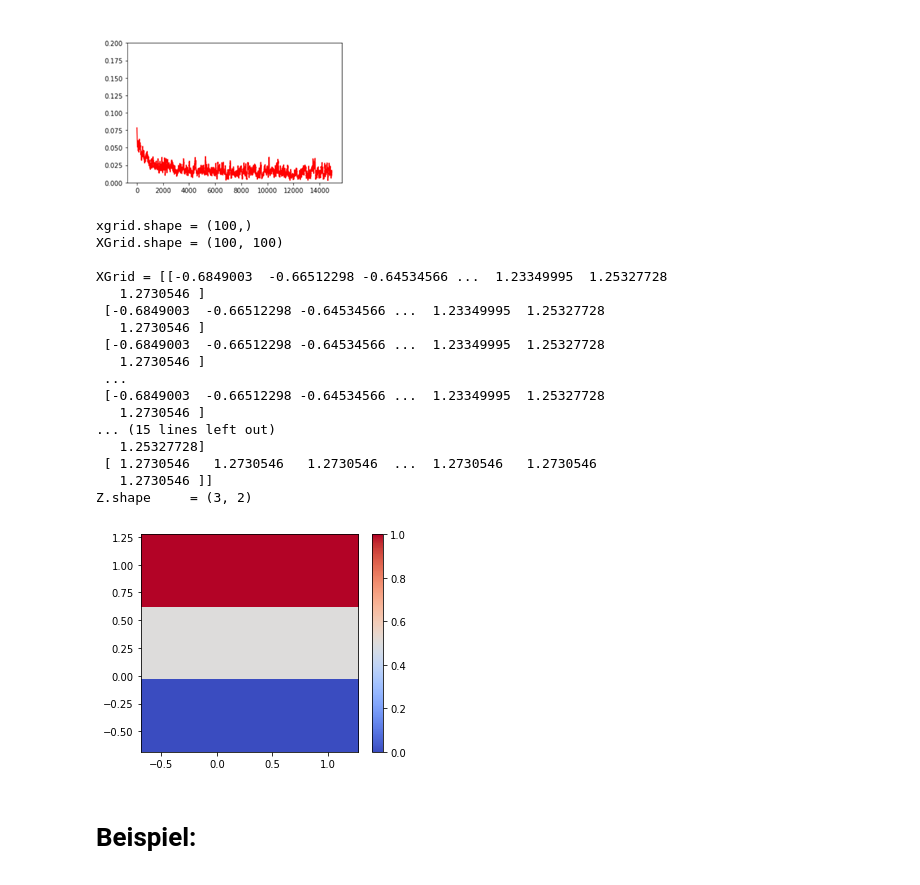
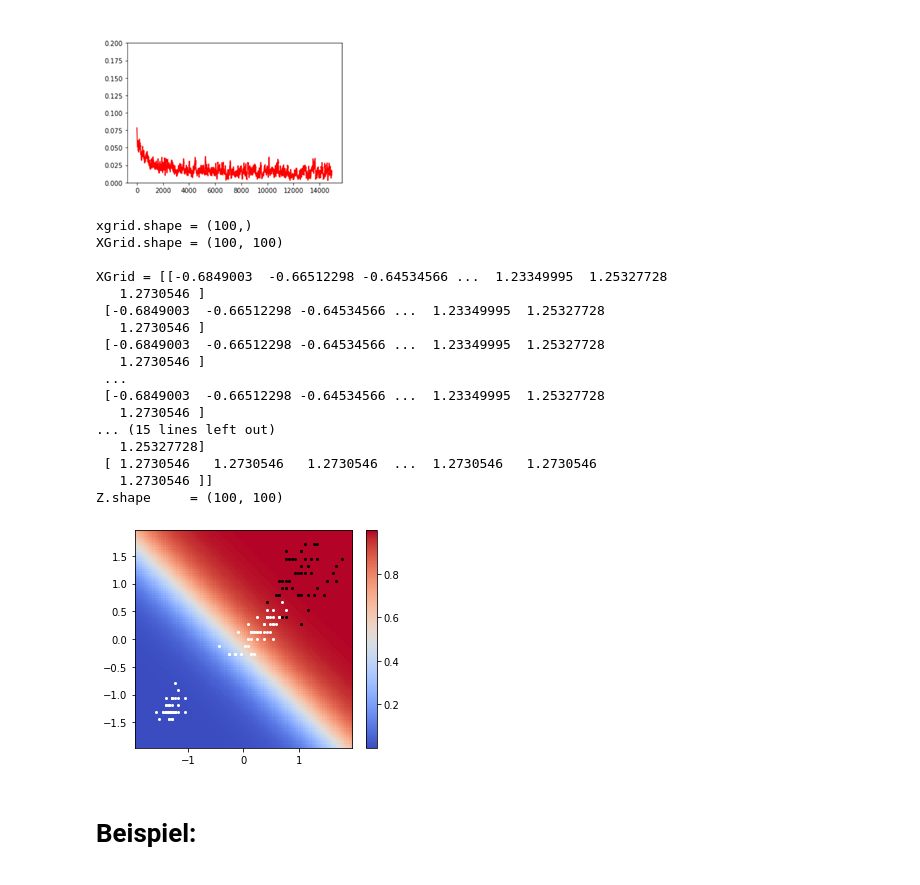
Before and after one commit to LarsKowoll/MuML, a Jupyter notebook: Aufgabe_3/3_Aufgabe_TrainSingleNeuron.ipynb, the cells around one changed output. Cells and saved outputs as stored; diff of their text form; code cells hidden in the pictures.

```diff
--- a/Aufgabe_3/3_Aufgabe_TrainSingleNeuron.ipynb
+++ b/Aufgabe_3/3_Aufgabe_TrainSingleNeuron.ipynb
@@ -112,12 +117,12 @@ for i in range(0,epochs):
     idx = np.int(np.floor(n*np.random.rand(1,1)))
     # Forward
     # Hier geht es los .........
-    yc = Neuron(x[idx], w, b)
+    yc = Neuron(x_stand[idx], w, b)
     tc = t[idx]
     # Backprop von w und b mit quad. Fehler
     # Hier geht es los .........
     sensitivity = (yc-tc) * yc * (1-yc)
-    w = w - eta  * sensitivity* x[idx]
+    w = w - eta  * sensitivity* x_stand[idx]
     b = b - eta * sensitivity
     # Backprop mit Crossentropy
     # Hier geht es los .........
@@ -195,15 +200,16 @@ epochs_c = 15000
 c_E = np.zeros(epochs_c)
 
 # Gewichte und Bias anlegen und initialisieren
-w = 1*(np.random.rand(2)-0.5)
-b = 0
-print('w.shape =', w.shape)
+w_c = 1*(np.random.rand(2)-0.5)
+b_c = 0
+print('w.shape =', w_c.shape)
 print('E.shape =', c_E.shape)
 
 # Training des Neurons C)
 
 ##Mittelwertbefreiung der spalten
-c_x = x
+c_x = x_stand
+
 spalte = 0
 
 for column in c_x.T:
@@ -224,12 +230,12 @@ for i in range(0,epochs_c):
     # Hier geht es los .........
     #mittelwertbefreiung der spalte
 
-    yc = Neuron(c_x[idx], w, b)
+    yc = Neuron(c_x[idx], w_c, b_c)
     tc = t[idx]
     # Backprop mit Crossentropy
     sensitivity = (1-tc)* yc - tc *(1-yc)
-    w = w - eta  * sensitivity* c_x[idx]
-    b = b - eta * sensitivity
+    w_c = w_c - eta  * sensitivity* c_x[idx]
+    b_c = b_c - eta * sensitivity
     # Berechnung des aktuellen Fehlers E[i]
     c_E[i] = - ( tc * np.log(yc) + (1-tc) * np.log(1-yc) )
 # %% [output]
@@ -283,8 +289,8 @@ plt.grid()
 # im Bereich xmin bis xmax mit 100 Zwischenpositionen
 
 # Hier geht es los .........)
-xgrid = np.linspace(xMin, xMax, 100)
-ygrid = np.linspace(xMin, xMax, 100)
+xgrid = np.linspace(Min, Max, 100)
+ygrid = np.linspace(Min, Max, 100)
 XGrid, YGrid = np.meshgrid(xgrid, ygrid)
 
 print('xgrid.shape =', xgrid.shape)
@@ -295,16 +301,18 @@ print('XGrid =',XGrid)
 print()
 print('YGrid =',YGrid)
 # Berechnung der Neuron
+
 # Berechnung der Neuronen-Ausgabewerte Z für
 # alle Gitterpunkte
-
-a = np.array([[0,0], [0.5,0.5], [1,1]])
-
+Gitterpunkte = np.array([XGrid, YGrid])
+#Z = Neuron(Gitterpunkte, w, b) #Aufgabe A
+#Z = Neuron(Gitterpunkte, w_b, b_b) #Aufgabe B
+Z = Neuron(Gitterpunkte, w_c, b_c) #Aufgabe C
 # Hier geht es los .........
 
 
 
-print('Z.shape     =', a.shape) # Anm.: (100,100)
+print('Z.shape     =', Z.shape) # Anm.: (100,100)
 # %% [output]
 xgrid.shape = (100,)
 XGrid.shape = (100, 100)
@@ -322,20 +330,25 @@ XGrid = [[-0.6849003  -0.66512298 -0.64534566 ...  1.23349995  1.25327728
    1.25327728]
  [ 1.2730546   1.2730546   1.2730546  ...  1.2730546   1.2730546
    1.2730546 ]]
-Z.shape     = (3, 2)
+Z.shape     = (100, 100)
 # %%
 # Darstellung des Eingangsvektorraumes (cmap='coolwarm') ....
-
+scaling = abs(Min) + abs(Max)
 # Hier geht es los .........
 fig = plt.figure(1, figsize=(5, 4))
-plt.imshow(a, origin='lower', extent=[xMin,xMax,xMin,xMax ], cmap='coolwarm')
+plt.imshow(Z, origin='lower', extent=[-scaling, scaling, -scaling, scaling], cmap='coolwarm')
 cb = plt.colorbar()
 # ... und Einzeichnen der Datenpunkte
 # ("iris virginica" --> schwarz, "alle anderen" --> weiss)
 
 # Hier geht es los .........
+for i in range(0, n - 1):
+    if(t[i] == 0):
+        plt.plot(x_stand[i,0], x_stand[i,1], 'o', c='white', markersize=2)
+    else:
+        plt.plot(x_stand[i,0], x_stand[i,1], 'o', c='black', markersize=2)
 # %% [output]
-[figure, old version]
+[figure, new version]
 # %% [markdown]
 # Beispiel:
 ![grafik.png](attachment:grafik.png)
```
Also changed, not shown: parts of 5 cells of this notebook, 4 other files.
